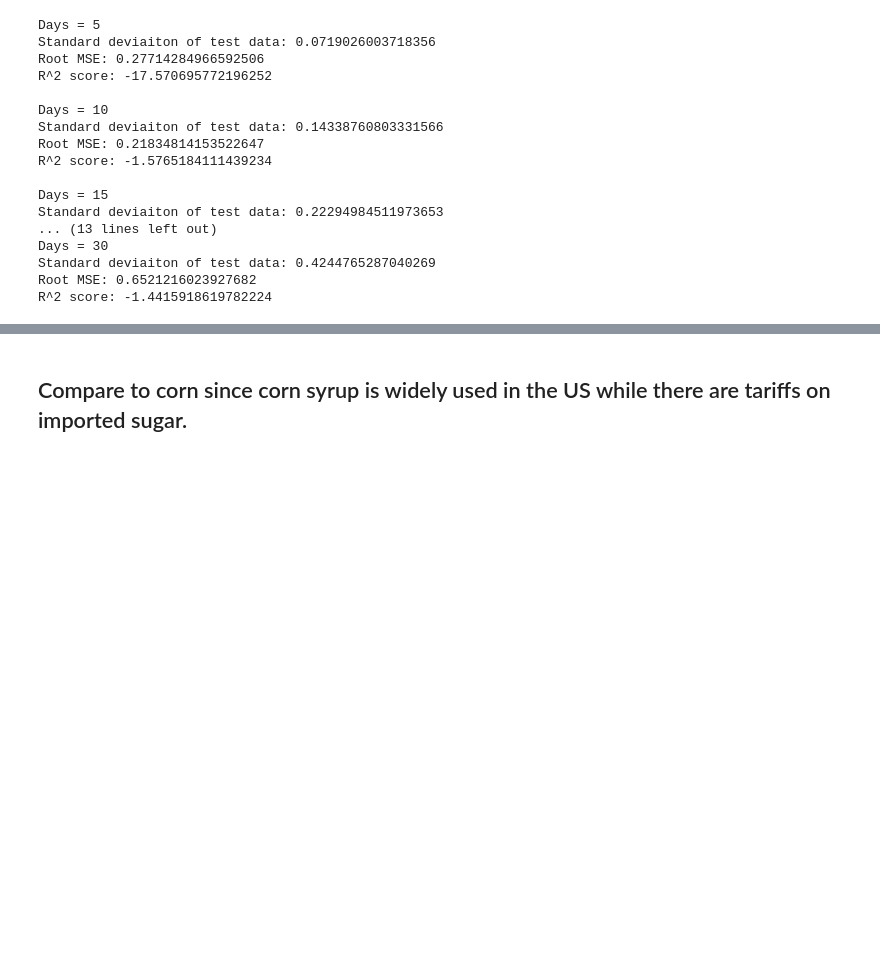
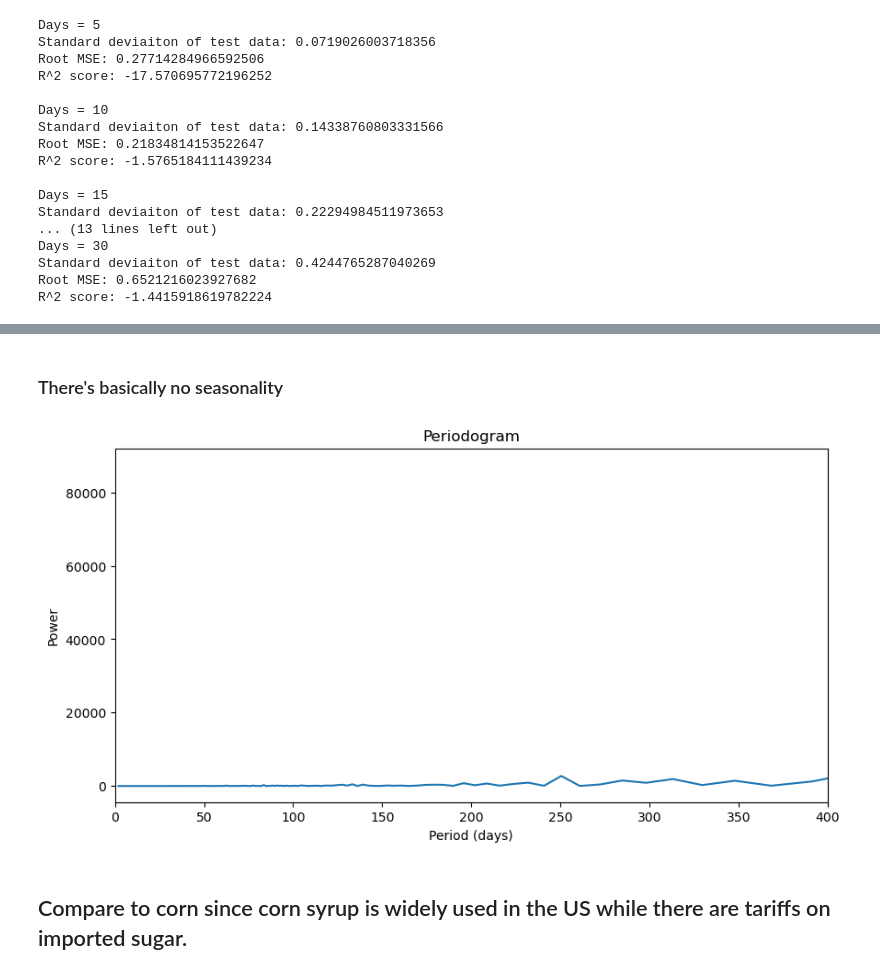
Before and after one commit to TianhaoW/ErdosAgriDerivPredict, a Jupyter notebook: notebooks/sugar_EDA.ipynb, the cells around one changed output, grey strips where cells are left out. Drawn from its saved outputs; the diff is of its cells as text; code cells hidden in the pictures; blank space fills up the shorter version.

```diff
--- a/notebooks/sugar_EDA.ipynb
+++ b/notebooks/sugar_EDA.ipynb
@@ -245,3 +439,19 @@ R^2 score: -1.4415918619782224
+# %% [markdown]
+### There's basically no seasonality
+# %%
+from scipy.signal import periodogram
+
+frequencies, power = periodogram(df['Close'].dropna())
+
+plt.figure(figsize=(10, 5))
+plt.plot(1 / frequencies, power)
+plt.xlabel("Period (days)")
+plt.ylabel("Power")
+plt.title("Periodogram")
+plt.xlim(0, 400)  # Limit x-axis to reasonable periods
+plt.show()
+# %% [output]
+[figure, added]
 # %% [markdown]
 ## Compare to corn since corn syrup is widely used in the US while there are tariffs on imported sugar.
 # %%
```
Also changed, not shown: parts of 14 cells of this notebook.
